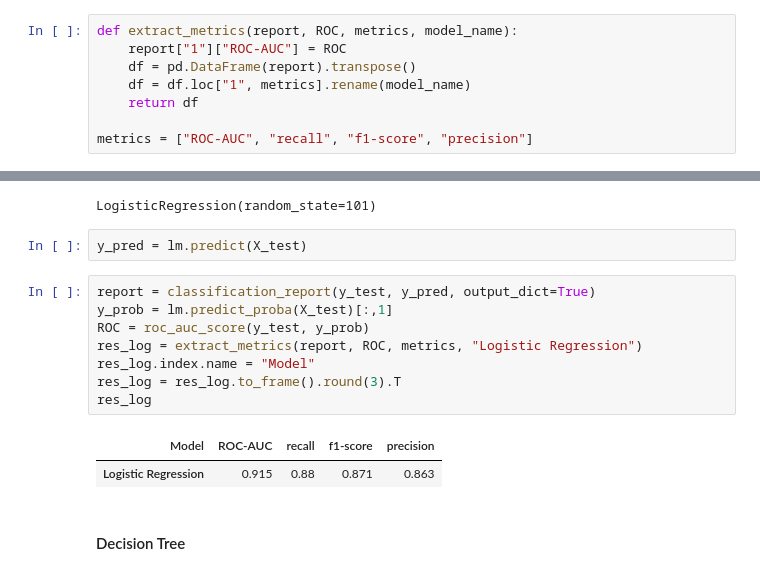
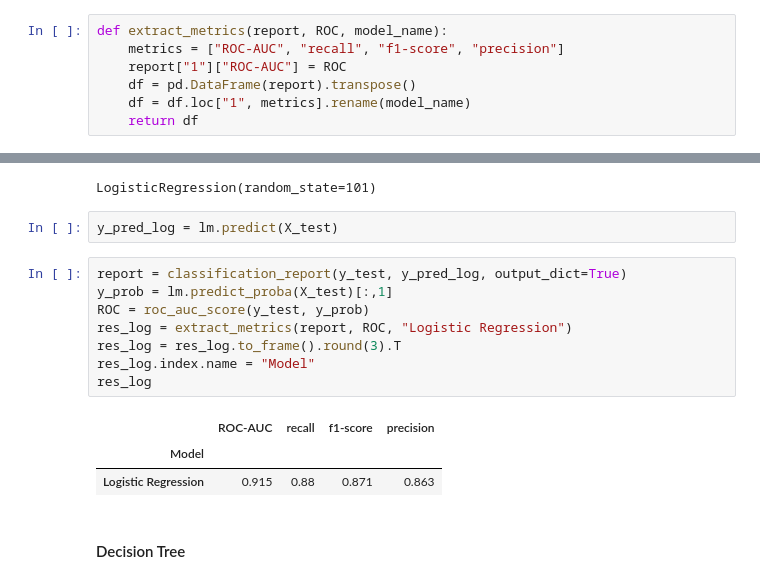
Before and after one commit to biotechwithdata/REPO, a Jupyter notebook: heart_disease_risk_analysis.ipynb, the cells around one changed output, grey strips where cells are left out. Saved outputs shown, nothing was run; the diff lists cells and outputs as text.

```diff
--- a/heart_disease_risk_analysis.ipynb
+++ b/heart_disease_risk_analysis.ipynb
@@ -786,13 +788,12 @@ scaler = StandardScaler()
 X_train = scaler.fit_transform(X_train)
 X_test = scaler.fit_transform(X_test)
 # %%
-def extract_metrics(report, ROC, metrics, model_name):
+def extract_metrics(report, ROC, model_name):
+    metrics = ["ROC-AUC", "recall", "f1-score", "precision"]
     report["1"]["ROC-AUC"] = ROC
     df = pd.DataFrame(report).transpose()
     df = df.loc["1", metrics].rename(model_name)
     return df
-
-metrics = ["ROC-AUC", "recall", "f1-score", "precision"]
 # %% [markdown]
 #### Logistic Regression
 # %%
@@ -801,17 +802,18 @@ lm.fit(X_train, y_train)
 # %% [output]
 LogisticRegression(random_state=101)
 # %%
-y_pred = lm.predict(X_test)
+y_pred_log = lm.predict(X_test)
 # %%
-report = classification_report(y_test, y_pred, output_dict=True)
+report = classification_report(y_test, y_pred_log, output_dict=True)
 y_prob = lm.predict_proba(X_test)[:,1]
 ROC = roc_auc_score(y_test, y_prob)
-res_log = extract_metrics(report, ROC, metrics, "Logistic Regression")
+res_log = extract_metrics(report, ROC, "Logistic Regression")
+res_log = res_log.to_frame().round(3).T
 res_log.index.name = "Model"
-res_log = res_log.to_frame().round(3).T
 res_log
 # %% [output]
-| Model | ROC-AUC | recall | f1-score | precision |
+|  | ROC-AUC | recall | f1-score | precision |
+| Model |  |  |  |  |
 | Logistic Regression | 0.915 | 0.88 | 0.871 | 0.863 |
 # %% [markdown]
 #### Decision Tree
```
Also changed, not shown: parts of 36 cells of this notebook, 1 other file.
